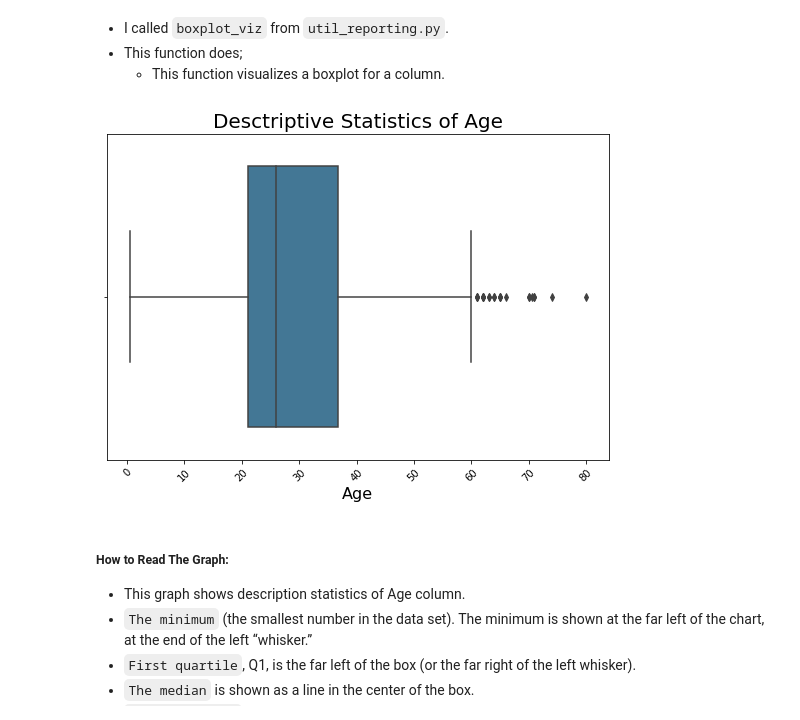
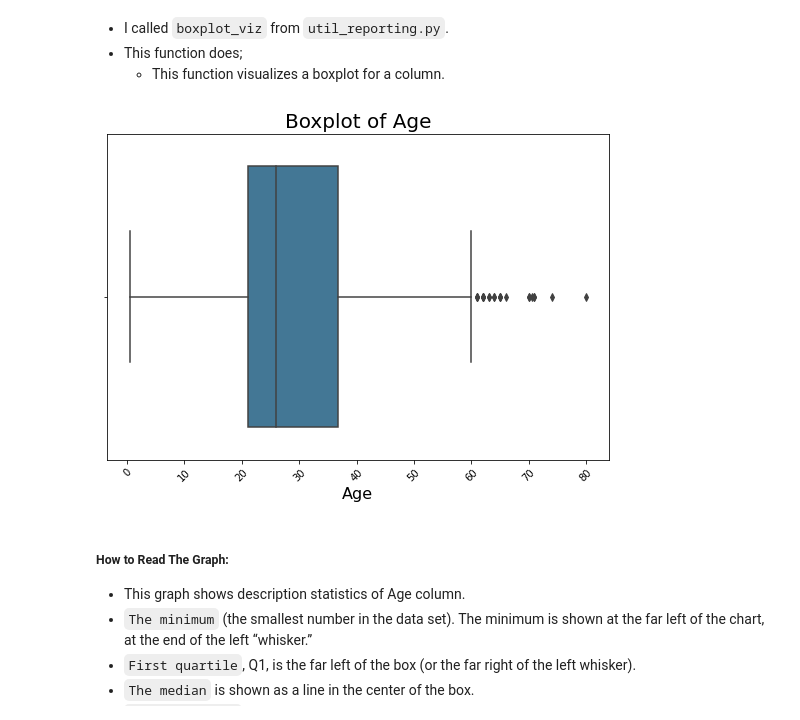
Before and after one commit to ElifKarakutukDinc/Titanic-EDA, a Jupyter notebook: EDA.ipynb, the cells around one changed output. Cells and saved outputs as stored; diff of their text form; code cells hidden in the pictures.

```diff
--- a/EDA.ipynb
+++ b/EDA.ipynb
@@ -323,9 +323,9 @@ Mode values for column:
 * This function does;
     * This function visualizes a boxplot for a column.
 # %%
-boxplot_viz(df_train, "Age", xlabel="Age", title="Desctriptive Statistics of Age")
+boxplot_viz(df_train, "Age", xlabel="Age", title="Boxplot of Age")
 # %% [output]
-[figure, old version]
+[figure, new version]
 # %% [markdown]
 ##### How to Read The Graph:
 * This graph shows description statistics of Age column.
```
Also changed, not shown: parts of 3 cells of this notebook.
